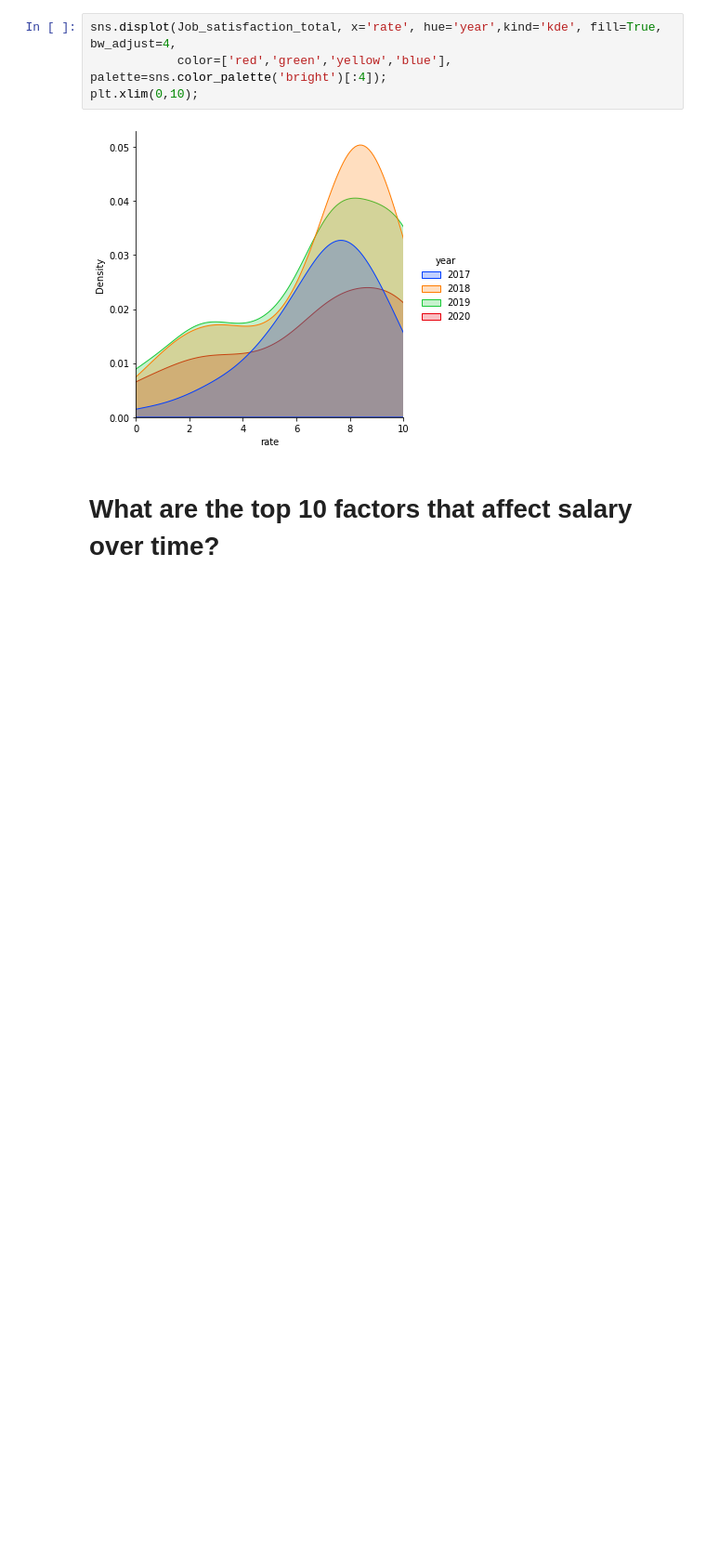
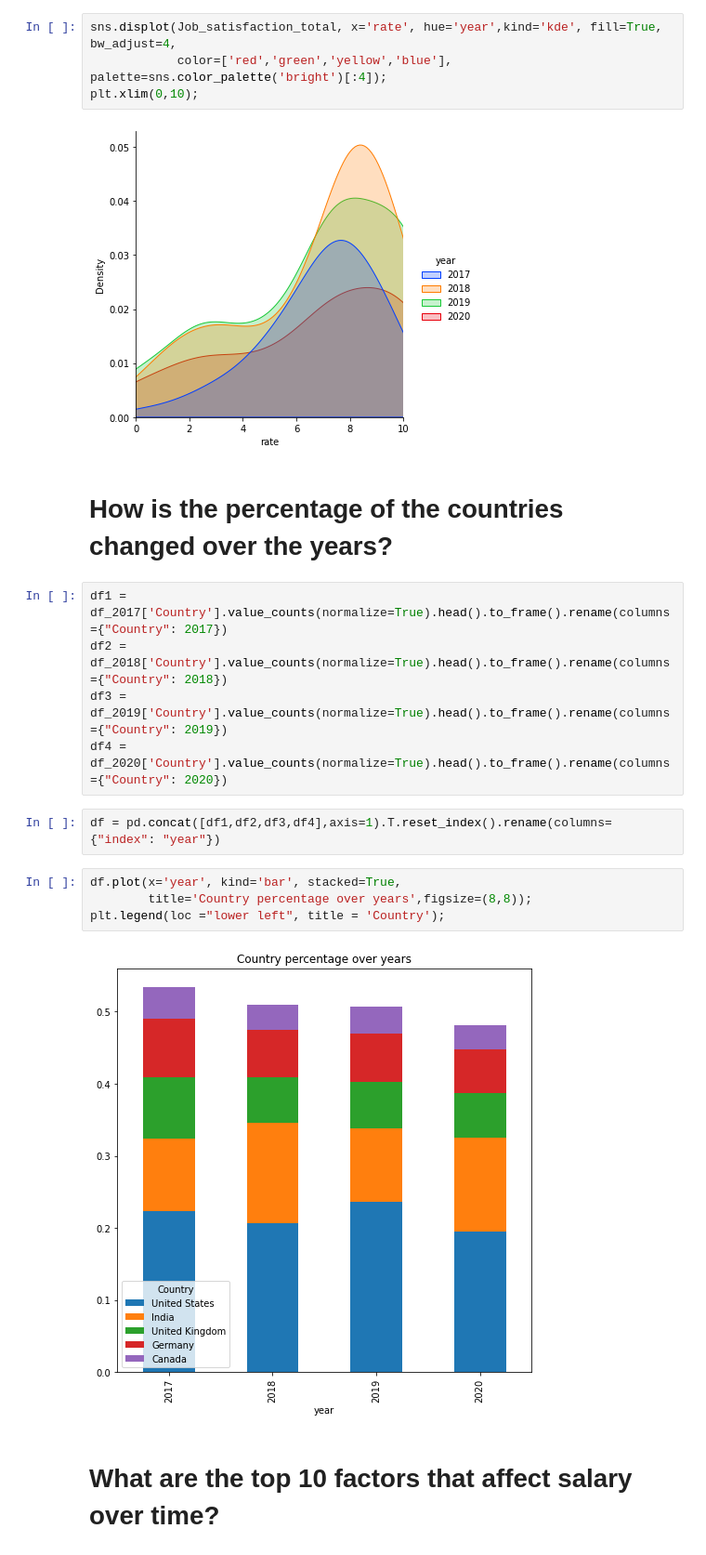
Before and after one commit to cliffyb824/2021-stackoverflow-survey-EDA, a Jupyter notebook: stackoverflow_analysis_2020.ipynb, the cells around one changed output. Shown: that part at 93% size. Cells and saved outputs as stored; diff of their text form; blank space fills up the shorter version.

```diff
--- a/stackoverflow_analysis_2020.ipynb
+++ b/stackoverflow_analysis_2020.ipynb
@@ -141,6 +138,22 @@ sns.displot(Job_satisfaction_total, x='rate', hue='year',kind='kde', fill=True,
 plt.xlim(0,10);
 # %% [output]
 [figure]
+# %% [markdown]
+<a id="country"></a>
+# How is the percentage of the countries changed over the years?
+# %%
+df1 = df_2017['Country'].value_counts(normalize=True).head().to_frame().rename(columns={"Country": 2017})
+df2 = df_2018['Country'].value_counts(normalize=True).head().to_frame().rename(columns={"Country": 2018})
+df3 = df_2019['Country'].value_counts(normalize=True).head().to_frame().rename(columns={"Country": 2019})
+df4 = df_2020['Country'].value_counts(normalize=True).head().to_frame().rename(columns={"Country": 2020})
+# %%
+df = pd.concat([df1,df2,df3,df4],axis=1).T.reset_index().rename(columns={"index": "year"})
+# %%
+df.plot(x='year', kind='bar', stacked=True,
+        title='Country percentage over years',figsize=(8,8));
+plt.legend(loc ="lower left", title = 'Country');
+# %% [output]
+[figure, added]
 # %% [markdown]
 <a id="10factors"></a>
 # What are the top 10 factors that affect salary over time?
```
Also changed, not shown: parts of 22 cells of this notebook.
